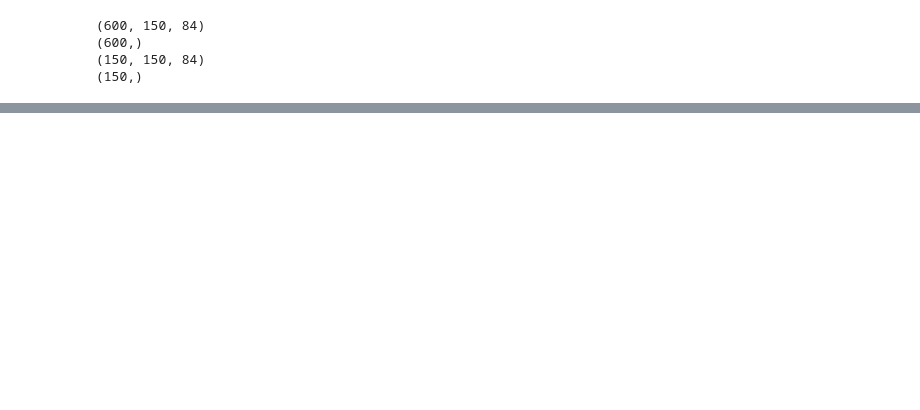
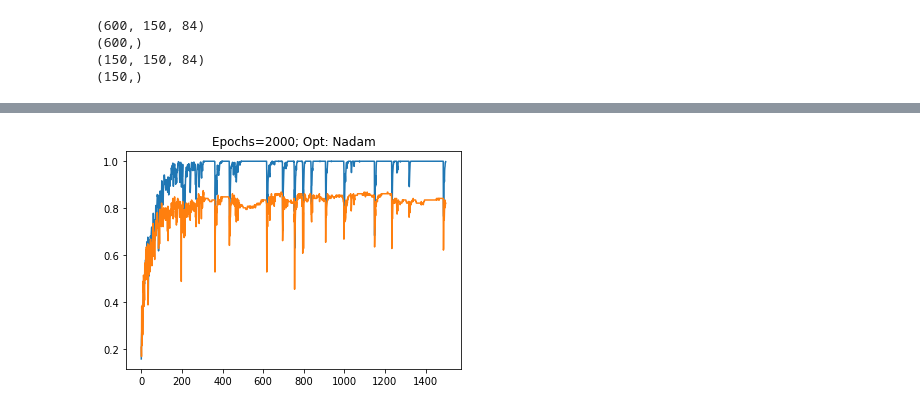
Before and after one commit to agustring/LSA_classifier, a Jupyter notebook: theRealRealRealAndNothingMoreButReal.ipynb, the cells around one changed output, grey strips where cells are left out. Cells and saved outputs as stored; diff of their text form; code cells hidden in the pictures; blank space fills up the shorter version.

```diff
--- a/theRealRealRealAndNothingMoreButReal.ipynb
+++ b/theRealRealRealAndNothingMoreButReal.ipynb
@@ -144,13 +178,16 @@ print(dataset[3][1][1])
 # %%
-labels = np.zeros(len(dataset),dtype=int)
-x=-1
-for k in range(0,len(dataset),5):
-    x+=1
-    if x==15:
-        x=0
-    labels[k:k+5] = int(x)
+def labels_acq():
+  labels = np.zeros(len(dataset),dtype=int)
+  x=-1
+  for k in range(0,len(dataset),5):
+      x+=1
+      if x==15:
+          x=0
+      labels[k:k+5] = int(x)
 
-labels = np.array(labels)
+  return np.array(labels)
+
+labels = labels_acq()
 # %%
 import random
 
@@ -328,11 +313,10 @@ plt.show()
 # %%
-import keras
-from matplotlib import pyplot as plt
-history = model1.fit(train_x, train_y,validation_split = 0.1, epochs=50, batch_size=4)
-plt.plot(history.history['acc'])
-plt.plot(history.history['val_acc'])
-plt.title('model accuracy')
-plt.ylabel('accuracy')
-plt.xlabel('epoch')
-plt.legend(['train', 'val'], loc='upper left')
+import matplotlib.pyplot as plt
+
+plt.plot(history.history['accuracy'],label='acc')
+plt.plot(history.history['val_accuracy'], label='val_acc')
+plt.title("Epochs=2000; Opt: Nadam")
+
 plt.show()
+# %% [output]
+[figure, added]
```
Also changed, not shown: parts of 22 cells of this notebook.
